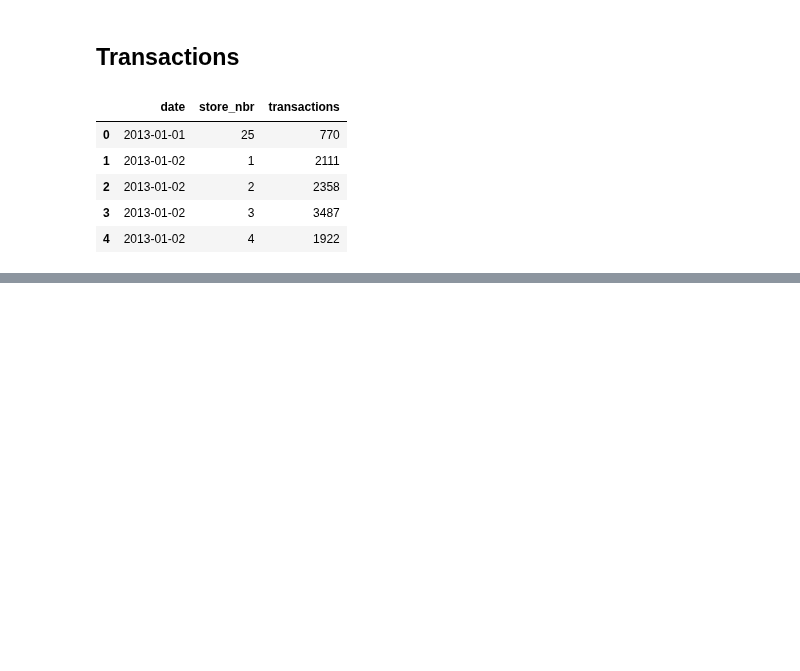
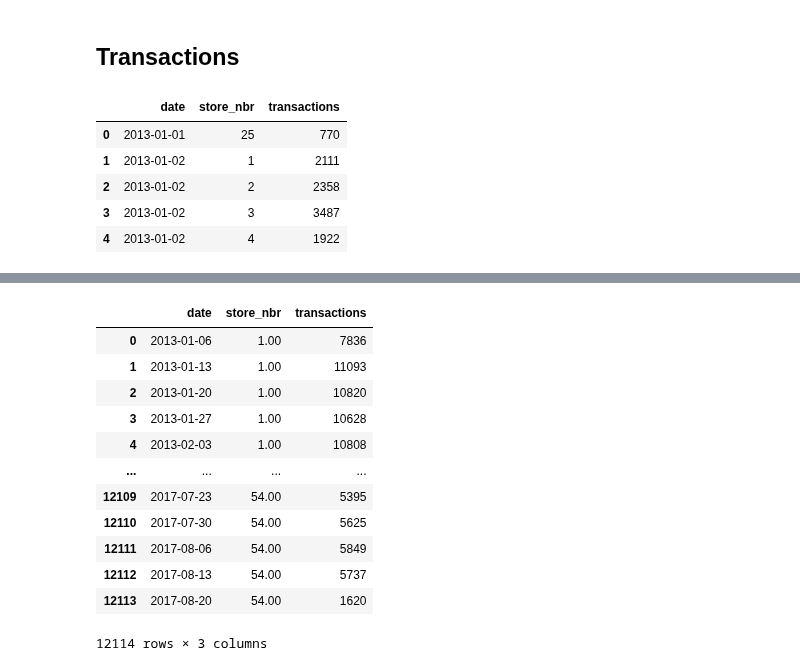
Before and after one commit to yunmokoo/Kaggle_Testing, a Jupyter notebook: store-sales.ipynb, the cells around one changed output, grey strips where cells are left out. Drawn from its saved outputs; the diff is of its cells as text; code cells hidden in the pictures; blank space fills up the shorter version.

Commit message:
Kaggle Notebook | store-sales | Version 8

```diff
--- a/store-sales.ipynb
+++ b/store-sales.ipynb
@@ -144,3 +113,49 @@ AttributeError: 'DatetimeIndexResamplerGroupby' object has no attribute 'group'
+# %%
+import pandas as pd
+
+copy_df = transactions.copy(deep=True)
+copy_df['date'] = pd.to_datetime(copy_df['date'])
+copy_group = copy_df.groupby('store_nbr')
+
+resam_df = pd.DataFrame()  # Initialize an empty DataFrame
+
+for i in range(1, 55):
+    df = copy_group.get_group(i)
+    df.set_index('date', inplace=True)
+    df_resampled = df.resample('W').sum()
+
+    if resam_df.empty:
+        resam_df = df_resampled.copy()  # Copy the DataFrame for the first iteration
+    else:
+        # Use left_index and right_index to merge on the date index
+        resam_df = pd.merge(resam_df, df_resampled)
+# %%
+resam_df = pd.DataFrame()
+
+for i in range(1, 55):
+    df = copy_group.get_group(i)
+    df.set_index('date', inplace=True)
+    df_resampled = df.resample('W').agg({'store_nbr': 'first', 'transactions': 'sum'})
+    resam_df = pd.concat([resam_df, df_resampled])
+
+# Reset the index to make 'date' a regular column
+resam_df.reset_index(inplace=True)
+# %%
+resam_df
+# %% [output]
+|  | date | store_nbr | transactions |
+| 0 | 2013-01-06 | 1.00 | 7836 |
+| 1 | 2013-01-13 | 1.00 | 11093 |
+| 2 | 2013-01-20 | 1.00 | 10820 |
+| 3 | 2013-01-27 | 1.00 | 10628 |
+| 4 | 2013-02-03 | 1.00 | 10808 |
+| ... | ... | ... | ... |
+| 12109 | 2017-07-23 | 54.00 | 5395 |
+| 12110 | 2017-07-30 | 54.00 | 5625 |
+| 12111 | 2017-08-06 | 54.00 | 5849 |
+| 12112 | 2017-08-13 | 54.00 | 5737 |
+| 12113 | 2017-08-20 | 54.00 | 1620 |
+12114 rows × 3 columns
 # %%
 temp = pd.merge(train.groupby(["date", "store_nbr"]).sales.sum().reset_index(), transactions, how = "left")
 print("Spearman Correlation between Total Sales and Transactions: {:,.4f}".format(temp.corr("spearman").sales.loc["transactions"]))
```
Also changed, not shown: parts of 9 cells of this notebook.
